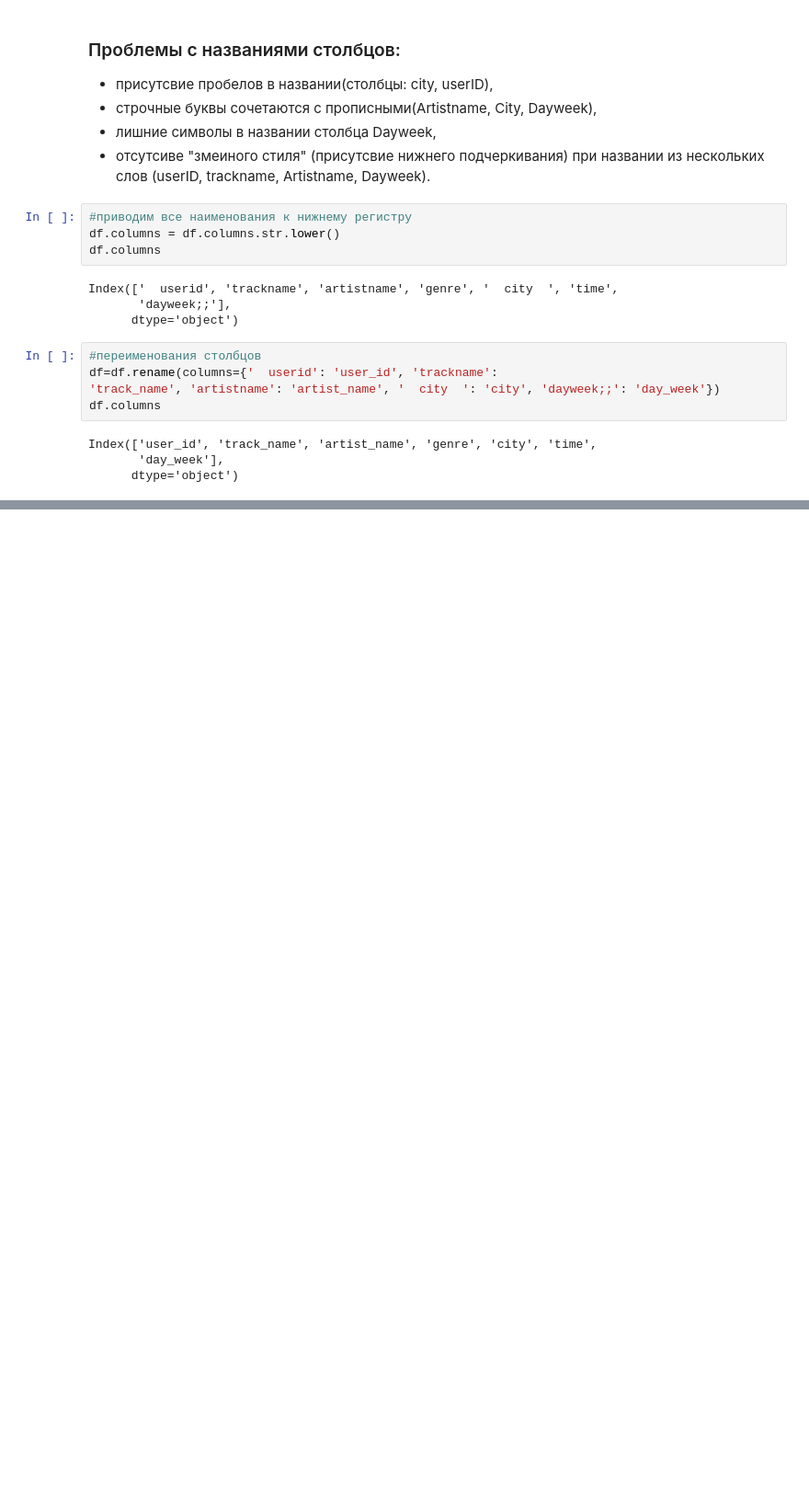
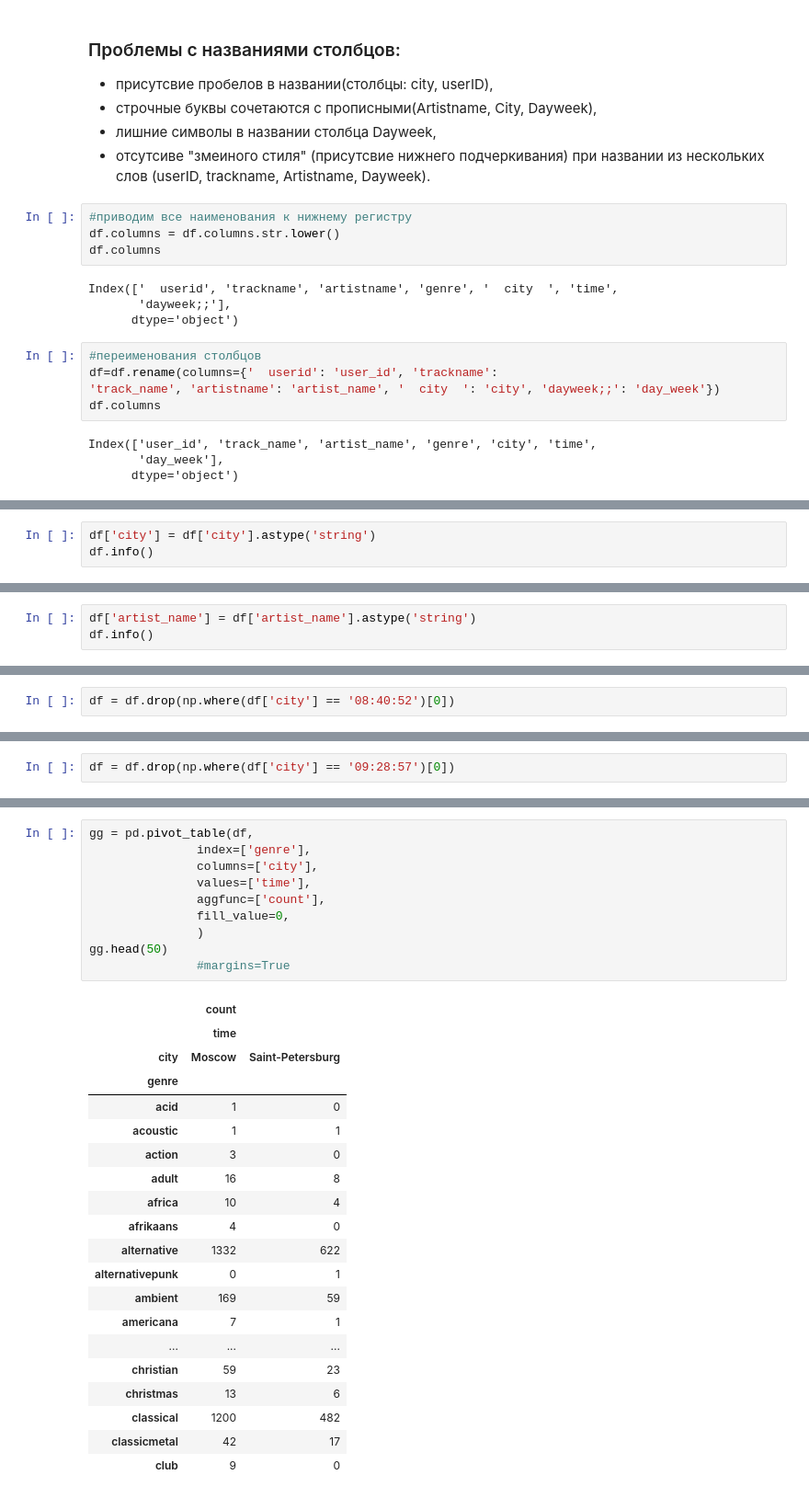
Before and after one commit to mssnatashka/mitpis, a Jupyter notebook: mitpis_lr1.ipynb, the cells around one changed output, grey strips where cells are left out. Shown at 92% size. Cells and saved outputs as stored; diff of their text form; blank space fills up the shorter version.

```diff
--- a/mitpis_lr1.ipynb
+++ b/mitpis_lr1.ipynb
@@ -122,0 +300,3 @@ memory usage: 3.5+ MB
+# %%
+df['city'] = df['city'].astype('string')
+df.info()
@@ -122,0 +318,3 @@ memory usage: 3.5+ MB
+# %%
+df['artist_name'] = df['artist_name'].astype('string')
+df.info()
@@ -122,0 +343,2 @@ memory usage: 3.5+ MB
+# %%
+df = df.drop(np.where(df['city'] == '08:40:52')[0])
@@ -122,0 +351,2 @@ memory usage: 3.5+ MB
+# %%
+df = df.drop(np.where(df['city'] == '09:28:57')[0])
@@ -122,0 +365,31 @@ memory usage: 3.5+ MB
+# %%
+gg = pd.pivot_table(df,
+               index=['genre'],
+               columns=['city'],
+               values=['time'],
+               aggfunc=['count'],
+               fill_value=0,
+               )
+gg.head(50)
+               #margins=True
+# %% [output]
+|  | count |  |
+|  | time |  |
+| city | Moscow | Saint-Petersburg |
+| genre |  |  |
+| acid | 1 | 0 |
+| acoustic | 1 | 1 |
+| action | 3 | 0 |
+| adult | 16 | 8 |
+| africa | 10 | 4 |
+| afrikaans | 4 | 0 |
+| alternative | 1332 | 622 |
+| alternativepunk | 0 | 1 |
+| ambient | 169 | 59 |
+| americana | 7 | 1 |
+| ... | ... | ... |
+| christian | 59 | 23 |
+| christmas | 13 | 6 |
+| classical | 1200 | 482 |
+| classicmetal | 42 | 17 |
+| club | 9 | 0 |
```
Also changed, not shown: parts of 28 cells of this notebook.
